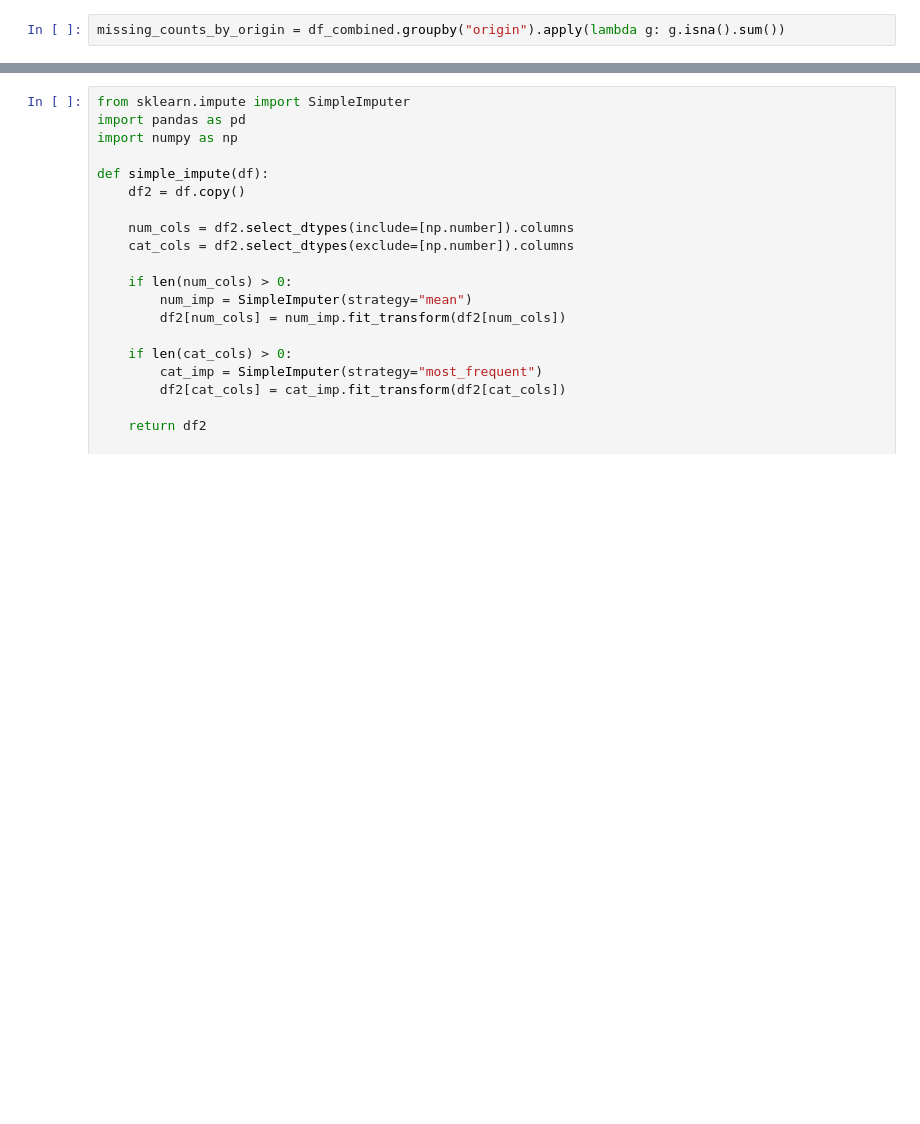
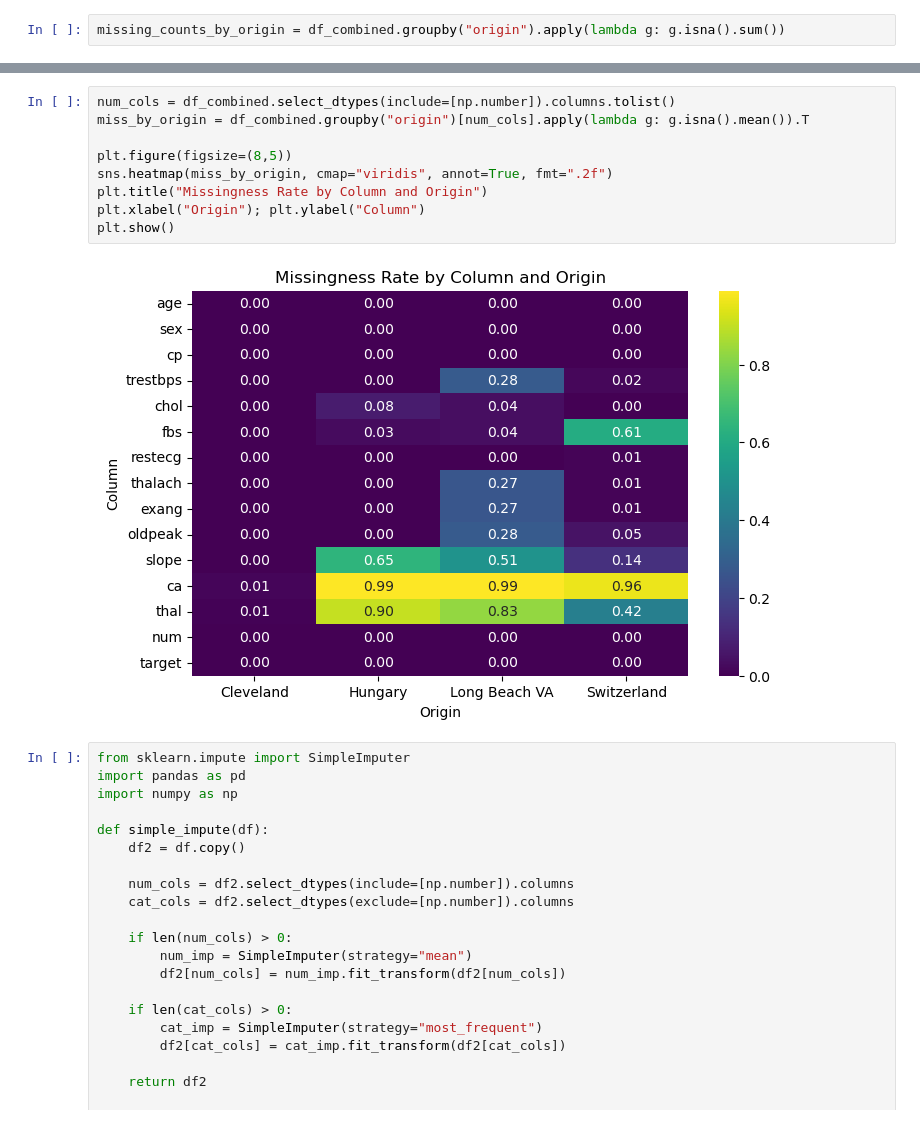
Before and after one commit to hashemwa/cmse830_fds, a Jupyter notebook: analysis.ipynb, the cells around one changed output, grey strips where cells are left out. Saved outputs shown, nothing was run; the diff lists cells and outputs as text; blank space fills up the shorter version.

```diff
--- a/analysis.ipynb
+++ b/analysis.ipynb
@@ -52,6 +93,17 @@ plt.show()
 # %% [output]
 Passing `palette` without assigning `hue` is deprecated and will be removed in v0.14.0. Assign the `x` variable to `hue` and set `legend=False` for the same effect.
 [figure]
+# %%
+num_cols = df_combined.select_dtypes(include=[np.number]).columns.tolist()
+miss_by_origin = df_combined.groupby("origin")[num_cols].apply(lambda g: g.isna().mean()).T
+
+plt.figure(figsize=(8,5))
+sns.heatmap(miss_by_origin, cmap="viridis", annot=True, fmt=".2f")
+plt.title("Missingness Rate by Column and Origin")
+plt.xlabel("Origin"); plt.ylabel("Column")
+plt.show()
+# %% [output]
+[figure, added]
 # %%
 from sklearn.impute import SimpleImputer
 import pandas as pd
```
Also changed, not shown: parts of 11 cells of this notebook, 4 other files.
